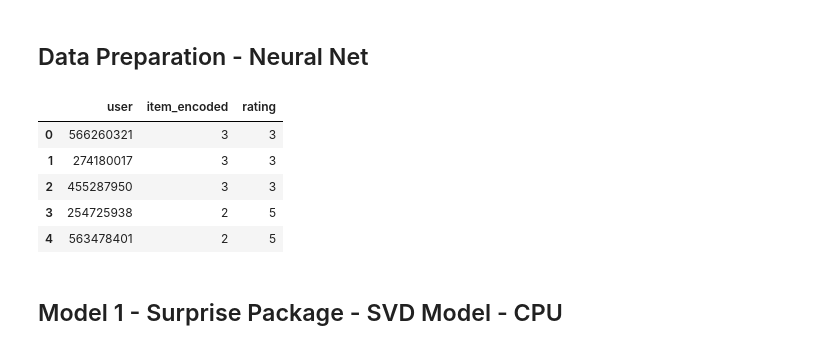
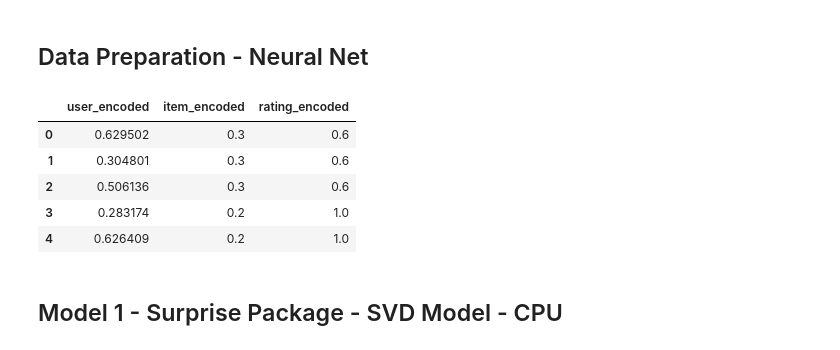
Before and after one commit to jhancuch/onmart, a Jupyter notebook: recommenders/recommenders.ipynb, the cells around one changed output. Drawn from its saved outputs; the diff is of its cells as text; code cells hidden in the pictures.

```diff
--- a/recommenders/recommenders.ipynb
+++ b/recommenders/recommenders.ipynb
@@ -275,18 +278,22 @@ df_tf = df.copy()
 # %%
 # Vectorization
 ord_enc = OrdinalEncoder()
 df_tf["item_encoded"] = ord_enc.fit_transform(df_tf[["item"]]).astype(int)
 df_tf["item_encoded"] = df_tf["item_encoded"].apply(lambda x:(x+1))
+df_tf["item_encoded"] = df_tf["item_encoded"]/max(df_tf["item_encoded"])
 
 df_tf['user'] = df_tf['user'].replace('-', '', regex=True).astype(int)
+df_tf['user_encoded'] = df_tf['user']/max(df_tf['user'])
 
-df_tf_input = df_tf[['user', 'item_encoded', 'rating']]
+df_tf['rating_encoded'] = df_tf['rating']/max(df_tf['rating'])
+
+df_tf_input = df_tf[['user_encoded', 'item_encoded', 'rating_encoded']]
 df_tf_input.head()
 # %% [output]
-|  | user | item_encoded | rating |
-| 0 | 566260321 | 3 | 3 |
-| 1 | 274180017 | 3 | 3 |
-| 2 | 455287950 | 3 | 3 |
-| 3 | 254725938 | 2 | 5 |
-| 4 | 563478401 | 2 | 5 |
+|  | user_encoded | item_encoded | rating_encoded |
+| 0 | 0.629502 | 0.3 | 0.6 |
+| 1 | 0.304801 | 0.3 | 0.6 |
+| 2 | 0.506136 | 0.3 | 0.6 |
+| 3 | 0.283174 | 0.2 | 1.0 |
+| 4 | 0.626409 | 0.2 | 1.0 |
 # %%
```
Also changed, not shown: parts of 23 cells of this notebook.
